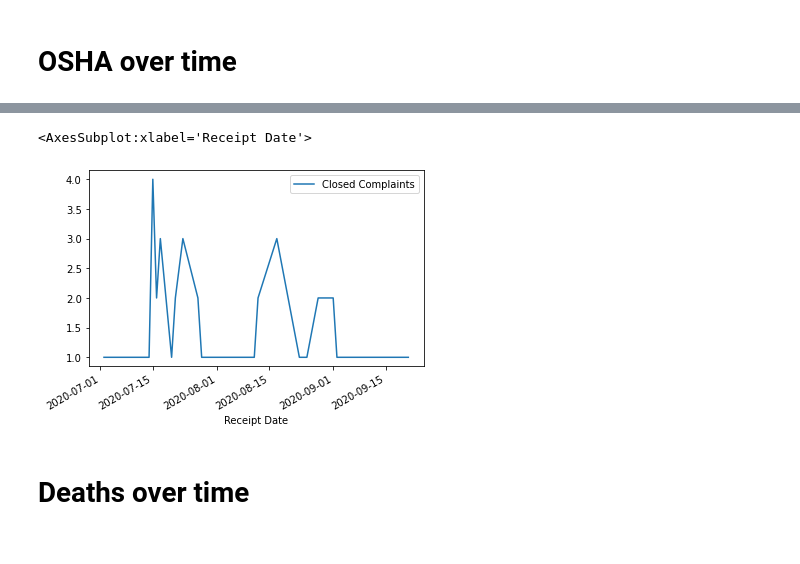
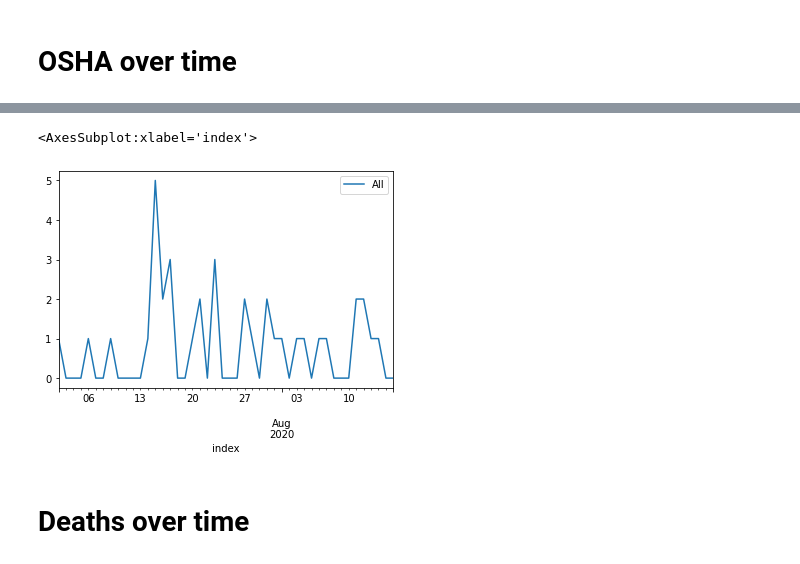
Before and after one commit to kpananjady/OSHA, a Jupyter notebook: OSHA preliminary analysis.ipynb, the cells around one changed output, grey strips where cells are left out. Saved outputs shown, nothing was run; the diff lists cells and outputs as text; code cells hidden in the pictures.

```diff
--- a/OSHA preliminary analysis.ipynb
+++ b/OSHA preliminary analysis.ipynb
@@ -104,0 +235,4 @@ df_complaints_over_time = pd.DataFrame(df_ct_2.groupby(by='Receipt Date').sum())
+# %%
+df_complaints_over_time_2 = df_complaints_over_time_2.set_index('Receipt Date')
+df_complaints_over_time_2.index = pd.DatetimeIndex(df_complaints_over_time_2.index)
+df_complaints_over_time_2 = df_complaints_over_time_2.reindex(idx, fill_value=0)
@@ -104,0 +241,4 @@ df_complaints_over_time = pd.DataFrame(df_ct_2.groupby(by='Receipt Date').sum())
+# %%
+df_complaints_over_time_2 = df_complaints_over_time_2.reset_index()
+# %%
+df_all_complaints_over_time= df_complaints_over_time_2.merge(df_complaints_over_time)
@@ -105,3 +249,5 @@ df_complaints_over_time = pd.DataFrame(df_ct_2.groupby(by='Receipt Date').sum())
+# %%
+df_all_complaints_over_time['All'] = df_all_complaints_over_time['Open Complaints']+df_all_complaints_over_time['Closed Complaints']
 # %%
 df_complaints_over_time_by_industry = pd.DataFrame(df_ct_2.groupby(by=['Receipt Date','Industry_code']).sum()).reset_index().rename(columns={
     'weight': 'Closed Complaints'
@@ -125,10 +266,10 @@ df_complaints_over_time_by_industry[df_complaints_over_time_by_industry['Industr
 # %%
 #since July 1; note the axis starts at 1
 # %%
-df_complaints_over_time[df_complaints_over_time['Receipt Date']>'2020-07-01'].plot(x='Receipt Date', y='Closed Complaints')
+df_all_complaints_over_time[df_all_complaints_over_time['index']>'2020-07-01'].plot(x='index', y='All')
 # %% [output]
-<AxesSubplot:xlabel='Receipt Date'>
+<AxesSubplot:xlabel='index'>
-[figure, old version]
+[figure, new version]
 # %% [markdown]
 # Deaths over time
 # %%
```
Also changed, not shown: parts of 38 cells of this notebook, 1 other file.
